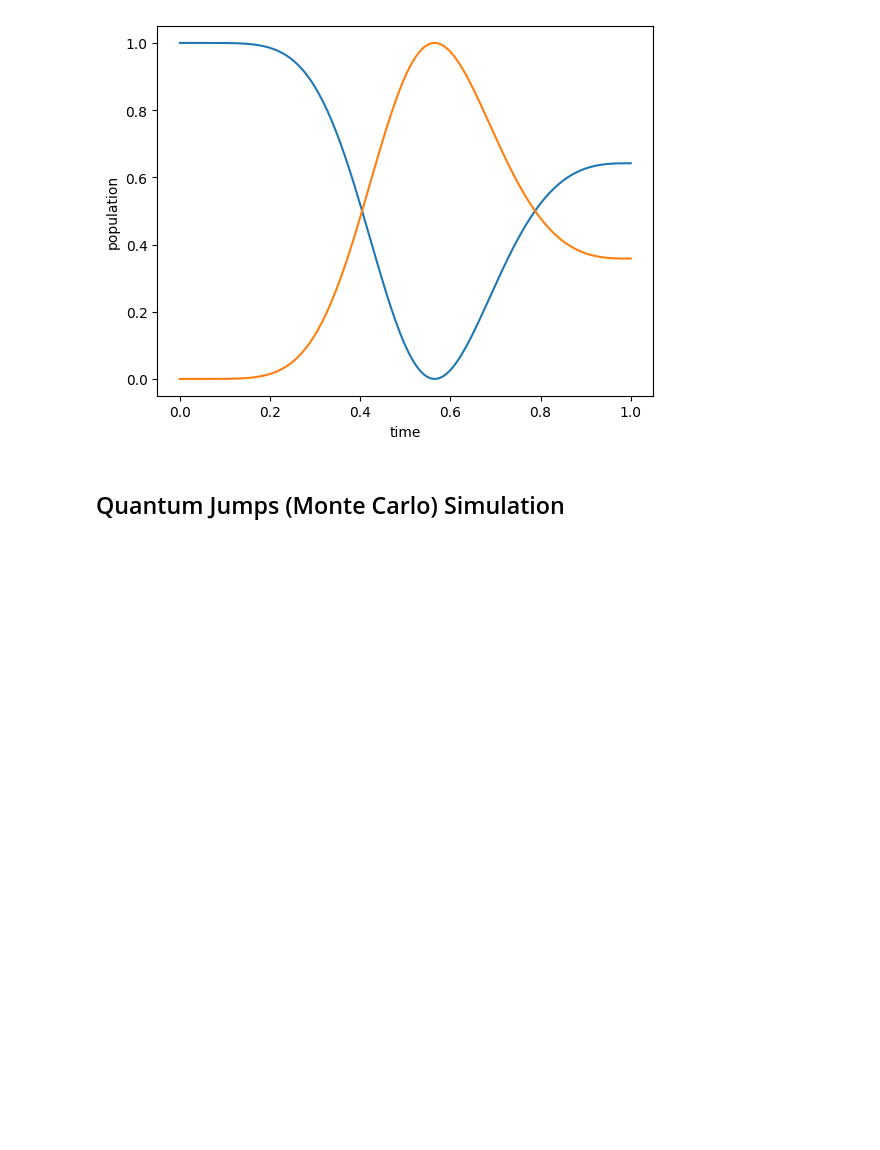
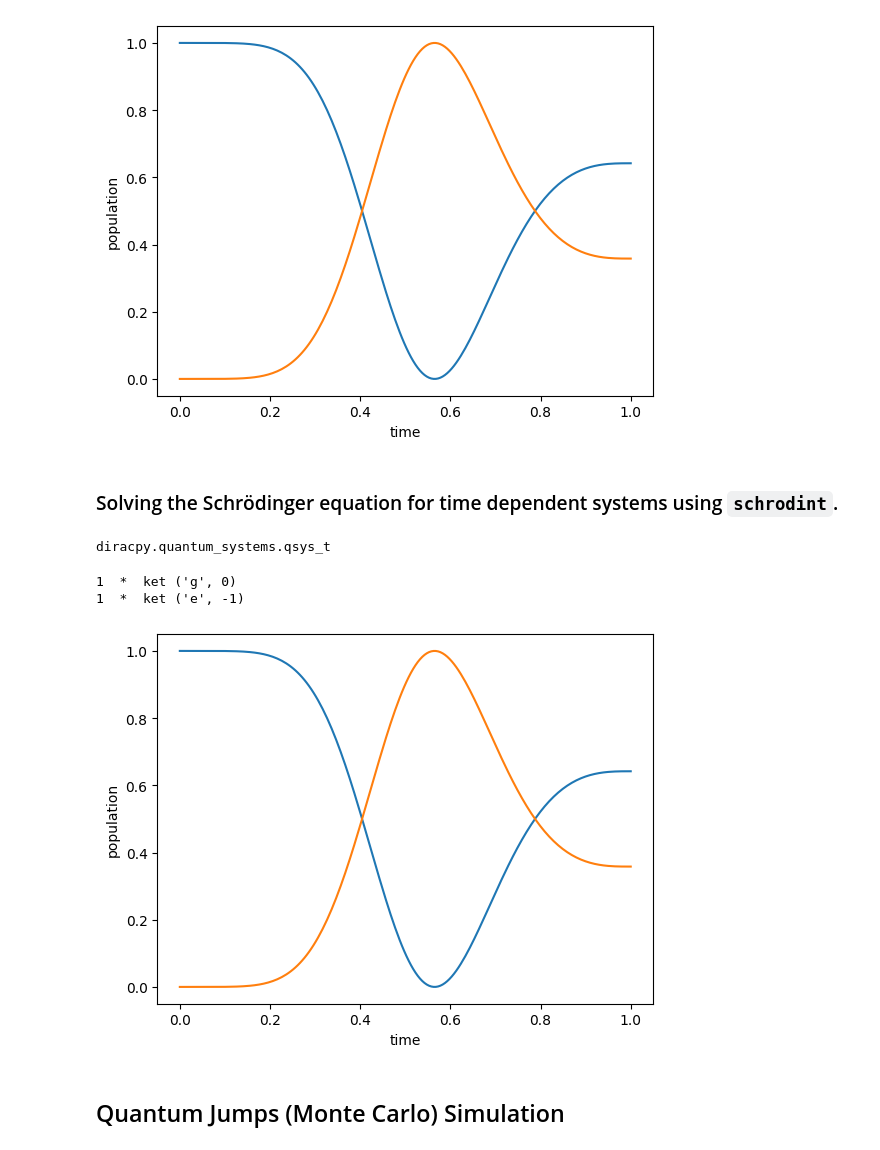
Before and after one commit to b-yuen/diracpy, a Jupyter notebook: examples/Tutorial - Part 2.ipynb, the cells around one changed output. Drawn from its saved outputs; the diff is of its cells as text; code cells hidden in the pictures; blank space fills up the shorter version.

```diff
--- a/examples/Tutorial - Part 2.ipynb
+++ b/examples/Tutorial - Part 2.ipynb
@@ -125,3 +127,17 @@ ax.set_ylabel('population')
 plt.show()
 # %% [output]
 [figure]
+# %% [markdown]
+### Solving the Schrödinger equation for time dependent systems using `schrodint`.
+# %%
+times = np.linspace(0,1,200)
+solver = dp.schrodint(psi0, times, system)
+# %%
+type(system)
+# %% [output]
+diracpy.quantum_systems.qsys_t
+# %%
+system.print_basis()
+# %% [output]
+1  *  ket ('g', 0)
+1  *  ket ('e', -1)
@@ -128,3 +146,12 @@ plt.show()
+# %%
+fig, ax = plt.subplots(1,1)
+ax.plot(times, np.abs(solver.soln[:,0])**2)
+ax.plot(times, np.abs(solver.soln[:,1])**2)
+ax.set_xlabel('time')
+ax.set_ylabel('population')
+plt.show()
+# %% [output]
+[figure, added]
 # %% [markdown]
 ## Quantum Jumps (Monte Carlo) Simulation
 # %%
```
Also changed, not shown: parts of 16 cells of this notebook, 2 other files.
